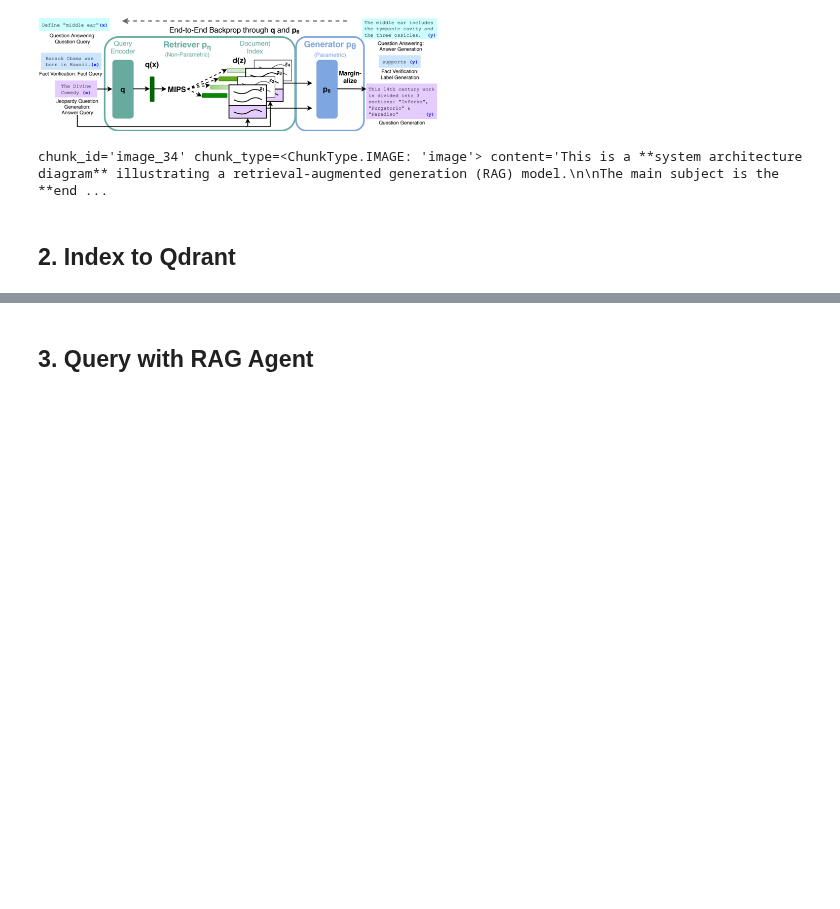
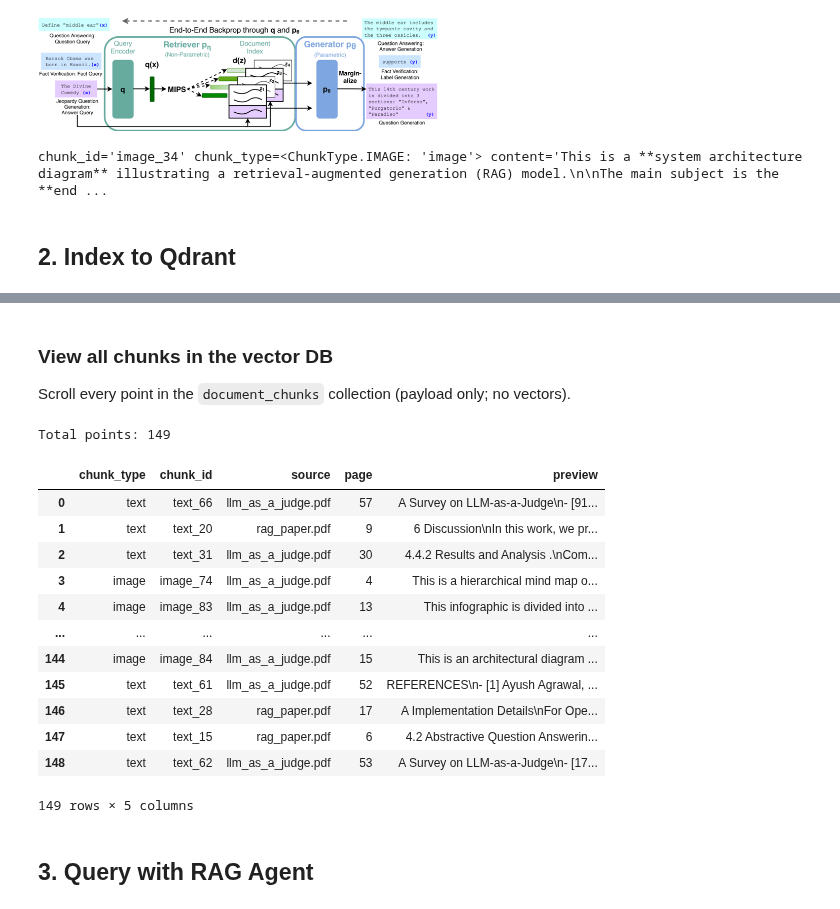
Before and after one commit to mahimaarora/multimodal-parser, a Jupyter notebook: multimodal_parser/demo.ipynb, the cells around one changed output, grey strips where cells are left out. Saved outputs shown, nothing was run; the diff lists cells and outputs as text; code cells hidden in the pictures; blank space fills up the shorter version.

```diff
--- a/multimodal_parser/demo.ipynb
+++ b/multimodal_parser/demo.ipynb
@@ -110,3 +106,56 @@ Indexed 130 chunks
+# %% [markdown]
+### View all chunks in the vector DB
+
+Scroll every point in the `document_chunks` collection (payload only; no vectors).
+# %%
+from qdrant_client import QdrantClient
+from multimodal_parser.indexer import COLLECTION_NAME
+import pandas as pd
+
+client = QdrantClient(path="../qdrant_data")
+points, offset = [], None
+while True:
+    batch, offset = client.scroll(
+        collection_name=COLLECTION_NAME,
+        limit=256,
+        offset=offset,
+        with_payload=True,
+        with_vectors=False,
+    )
+    points.extend(batch)
+    if offset is None:
+        break
+
+rows = []
+for p in points:
+    pl = p.payload or {}
+    rows.append({
+        "chunk_type": pl.get("chunk_type"),
+        "chunk_id": pl.get("chunk_id"),
+        "source": pl.get("source_document"),
+        "page": pl.get("source_page"),
+        "preview": (pl.get("content") or ""),
+    })
+client.close()
+
+print(f"Total points: {len(rows)}")
+df = pd.DataFrame(rows)
+df
+# %% [output]
+Total points: 149
+|  | chunk_type | chunk_id | source | page | preview |
+| 0 | text | text_66 | llm_as_a_judge.pdf | 57 | A Survey on LLM-as-a-Judge\n- [91... |
+| 1 | text | text_20 | rag_paper.pdf | 9 | 6 Discussion\nIn this work, we pr... |
+| 2 | text | text_31 | llm_as_a_judge.pdf | 30 | 4.4.2 Results and Analysis .\nCom... |
+| 3 | image | image_74 | llm_as_a_judge.pdf | 4 | This is a hierarchical mind map o... |
+| 4 | image | image_83 | llm_as_a_judge.pdf | 13 | This infographic is divided into ... |
+| ... | ... | ... | ... | ... | ... |
+| 144 | image | image_84 | llm_as_a_judge.pdf | 15 | This is an architectural diagram ... |
+| 145 | text | text_61 | llm_as_a_judge.pdf | 52 | REFERENCES\n- [1] Ayush Agrawal, ... |
+| 146 | text | text_28 | rag_paper.pdf | 17 | A Implementation Details\nFor Ope... |
+| 147 | text | text_15 | rag_paper.pdf | 6 | 4.2 Abstractive Question Answerin... |
+| 148 | text | text_62 | llm_as_a_judge.pdf | 53 | A Survey on LLM-as-a-Judge\n- [17... |
+149 rows × 5 columns
 # %% [markdown]
 ## 3. Query with RAG Agent
 # %%
```
Also changed, not shown: parts of 8 cells of this notebook, 9 other files.
